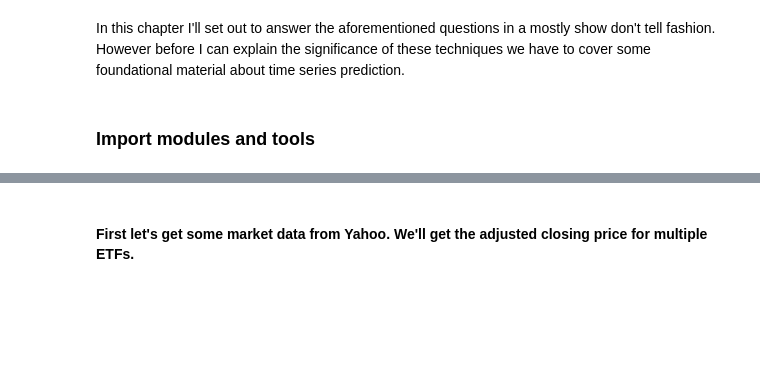
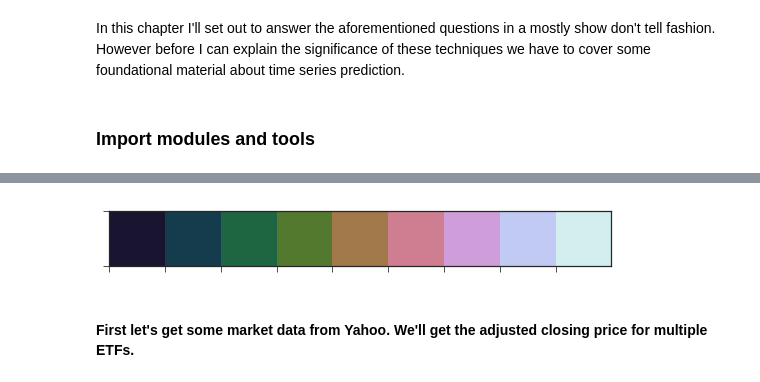
Before and after one commit to BlackArbsCEO/mixture_model_trading_public, a Jupyter notebook: notebooks/01. Motivation.ipynb, the cells around one changed output, grey strips where cells are left out. Saved outputs shown, nothing was run; the diff lists cells and outputs as text; code cells hidden in the pictures; blank space fills up the shorter version.

Commit message:
updated chapter 1, added visuals

```diff
--- a/notebooks/01. Motivation.ipynb
+++ b/notebooks/01. Motivation.ipynb
@@ -84,6 +84,10 @@ matplotlib 2.0.2
 seaborn 0.8.1
 plotnine 0.2.1+13.g65bdce6
 pyarrow 0.7.0
+# %%
+sns.palplot(sns.color_palette('cubehelix', 9))
+# %% [output]
+[figure, added]
 # %%
 # some conv fns
 
```
Also changed, not shown: parts of 33 cells of this notebook, 3 other files.
